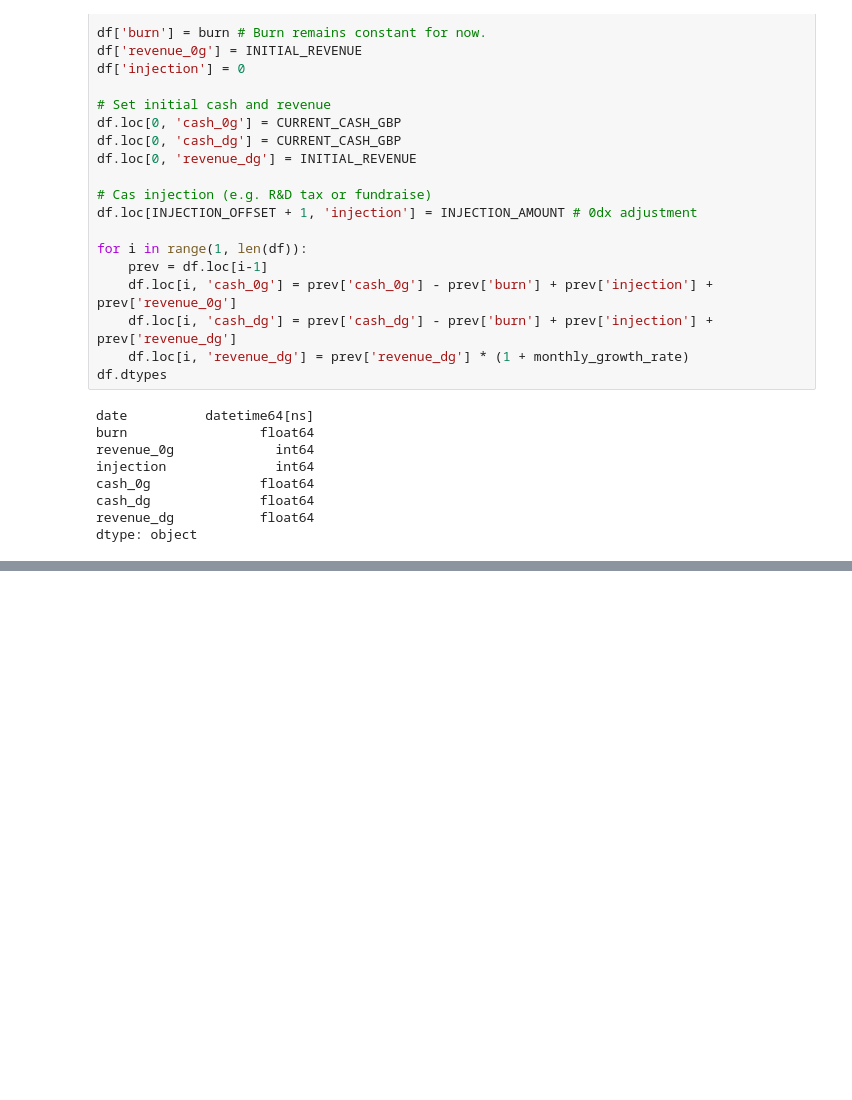
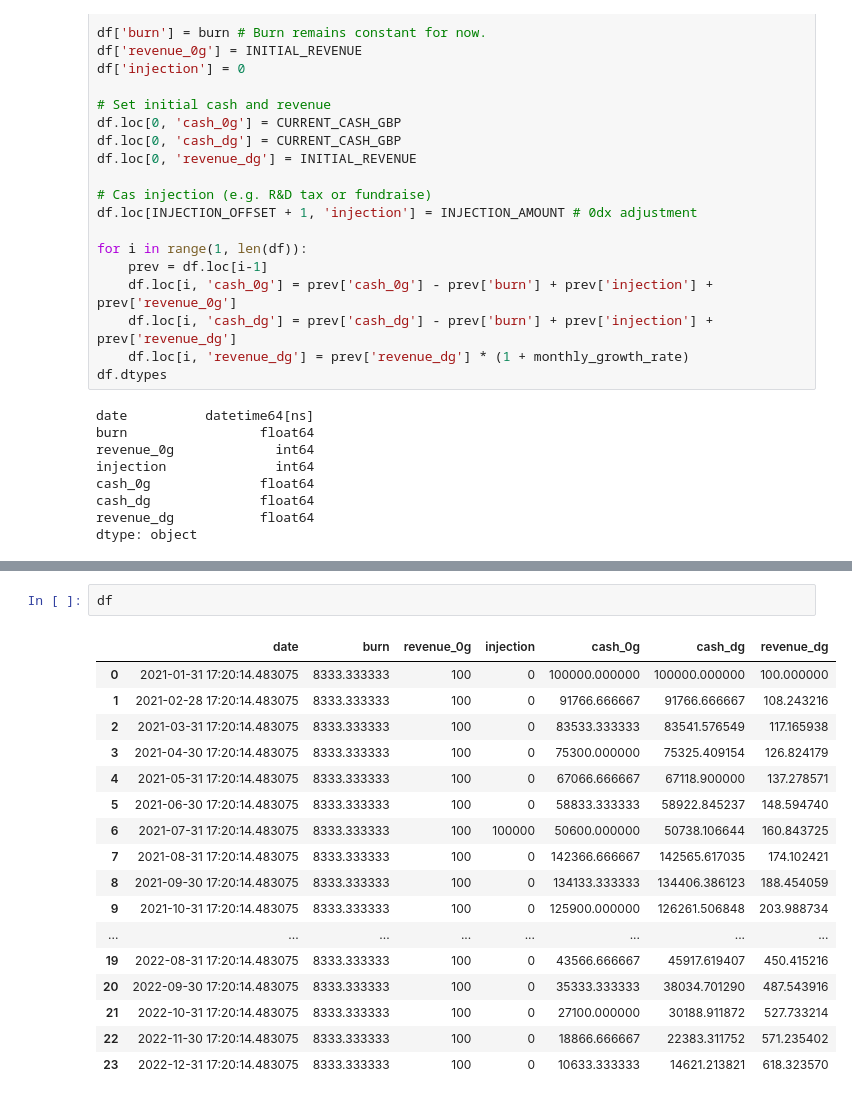
Before and after one commit to datapane/datapane-demos, a Jupyter notebook: startup-calculator/calculator.ipynb, the cells around one changed output, grey strips where cells are left out. Cells and saved outputs as stored; diff of their text form; blank space fills up the shorter version.

```diff
--- a/startup-calculator/calculator.ipynb
+++ b/startup-calculator/calculator.ipynb
@@ -135,0 +170,20 @@ Report successfully published at https://acme.datapane.net/leo/reports/startup_f
+# %%
+df
+# %% [output]
+|  | date | burn | revenue_0g | injection | cash_0g | cash_dg | revenue_dg |
+| 0 | 2021-01-31 17:20:14.483075 | 8333.333333 | 100 | 0 | 100000.000000 | 100000.000000 | 100.000000 |
+| 1 | 2021-02-28 17:20:14.483075 | 8333.333333 | 100 | 0 | 91766.666667 | 91766.666667 | 108.243216 |
+| 2 | 2021-03-31 17:20:14.483075 | 8333.333333 | 100 | 0 | 83533.333333 | 83541.576549 | 117.165938 |
+| 3 | 2021-04-30 17:20:14.483075 | 8333.333333 | 100 | 0 | 75300.000000 | 75325.409154 | 126.824179 |
+| 4 | 2021-05-31 17:20:14.483075 | 8333.333333 | 100 | 0 | 67066.666667 | 67118.900000 | 137.278571 |
+| 5 | 2021-06-30 17:20:14.483075 | 8333.333333 | 100 | 0 | 58833.333333 | 58922.845237 | 148.594740 |
+| 6 | 2021-07-31 17:20:14.483075 | 8333.333333 | 100 | 100000 | 50600.000000 | 50738.106644 | 160.843725 |
+| 7 | 2021-08-31 17:20:14.483075 | 8333.333333 | 100 | 0 | 142366.666667 | 142565.617035 | 174.102421 |
+| 8 | 2021-09-30 17:20:14.483075 | 8333.333333 | 100 | 0 | 134133.333333 | 134406.386123 | 188.454059 |
+| 9 | 2021-10-31 17:20:14.483075 | 8333.333333 | 100 | 0 | 125900.000000 | 126261.506848 | 203.988734 |
+| ... | ... | ... | ... | ... | ... | ... | ... |
+| 19 | 2022-08-31 17:20:14.483075 | 8333.333333 | 100 | 0 | 43566.666667 | 45917.619407 | 450.415216 |
+| 20 | 2022-09-30 17:20:14.483075 | 8333.333333 | 100 | 0 | 35333.333333 | 38034.701290 | 487.543916 |
+| 21 | 2022-10-31 17:20:14.483075 | 8333.333333 | 100 | 0 | 27100.000000 | 30188.911872 | 527.733214 |
+| 22 | 2022-11-30 17:20:14.483075 | 8333.333333 | 100 | 0 | 18866.666667 | 22383.311752 | 571.235402 |
+| 23 | 2022-12-31 17:20:14.483075 | 8333.333333 | 100 | 0 | 10633.333333 | 14621.213821 | 618.323570 |
```
Also changed, not shown: parts of 5 cells of this notebook, 3 other files.
